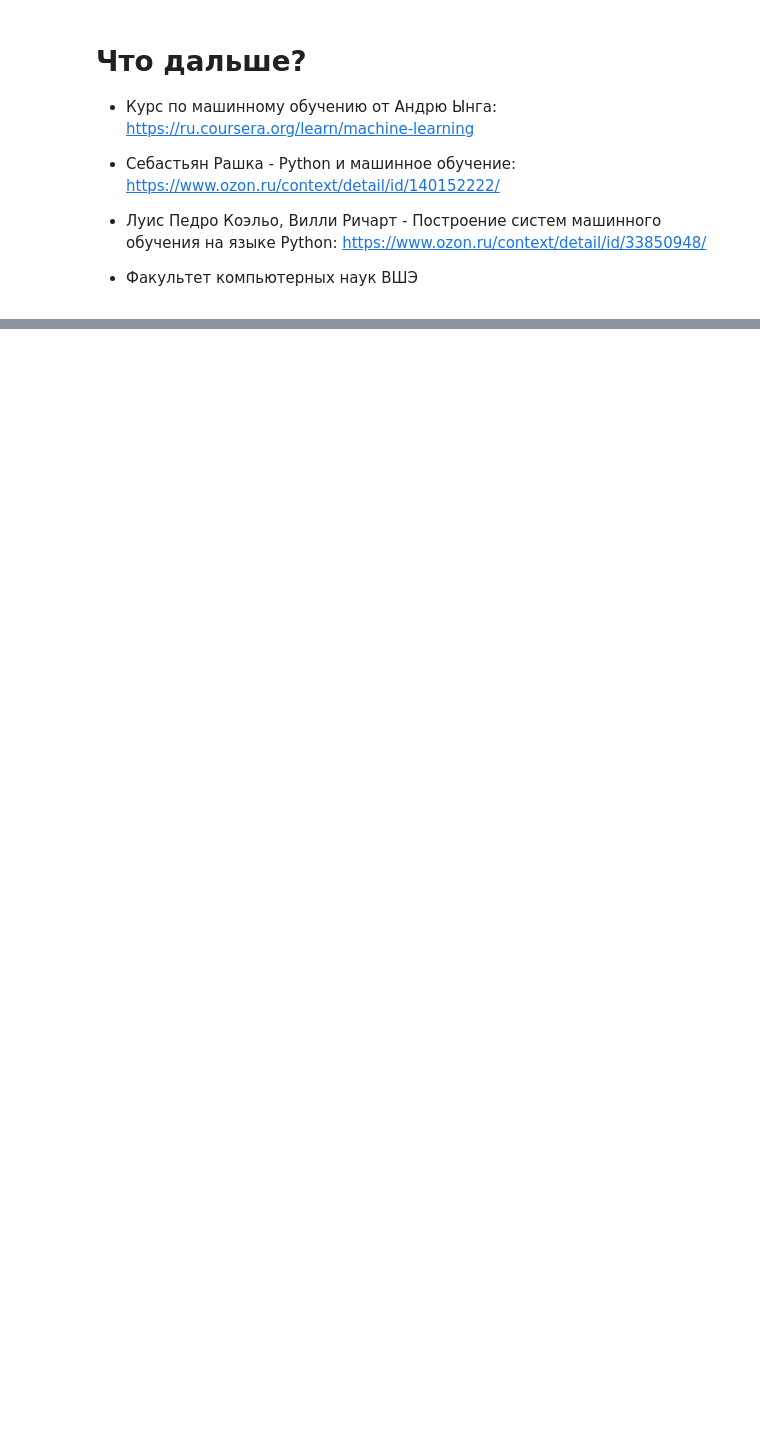
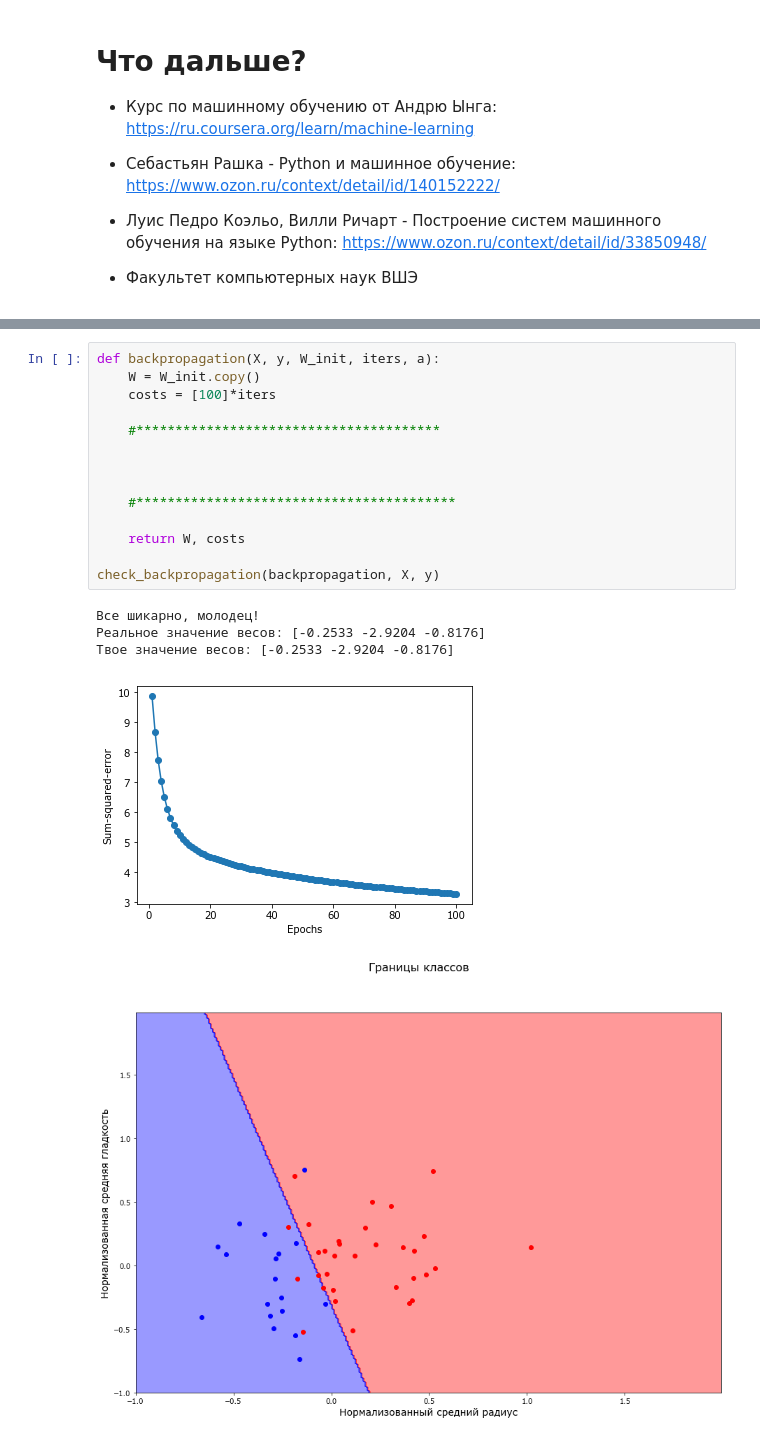
Before and after one commit to romanchereshnev/MLclass, a Jupyter notebook: Neural network.ipynb, the cells around one changed output, grey strips where cells are left out. Cells and saved outputs as stored; diff of their text form; blank space fills up the shorter version.

```diff
--- a/Neural network.ipynb
+++ b/Neural network.ipynb
@@ -126,0 +240,20 @@ Max-уплотнение (max pooling) карты признаков делае
+# %%
+def backpropagation(X, y, W_init, iters, a):
+    W = W_init.copy()
+    costs = [100]*iters
+
+    #***************************************
+
+
+
+    #*****************************************
+
+    return W, costs
+
+check_backpropagation(backpropagation, X, y)
+# %% [output]
+Все шикарно, молодец!
+Реальное значение весов: [-0.2533 -2.9204 -0.8176]
+Твое значение весов: [-0.2533 -2.9204 -0.8176]
+[figure, added]
+[figure, added]
```
Also changed, not shown: parts of 11 cells of this notebook, 8 other files.
